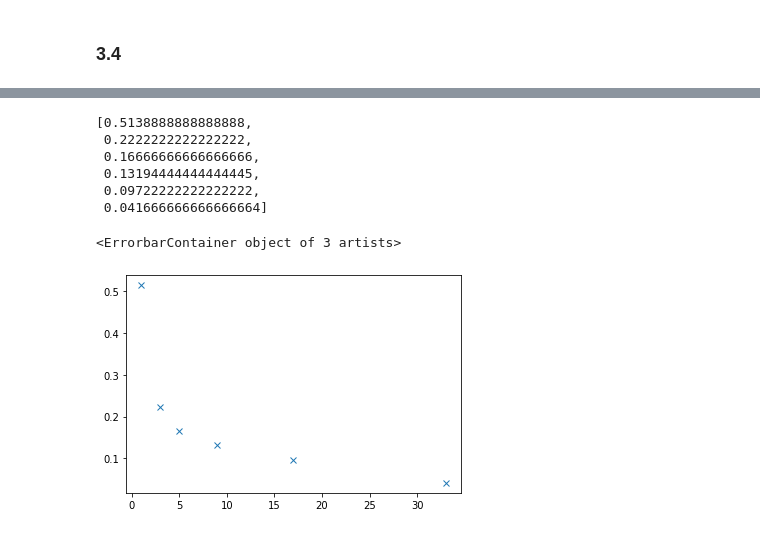
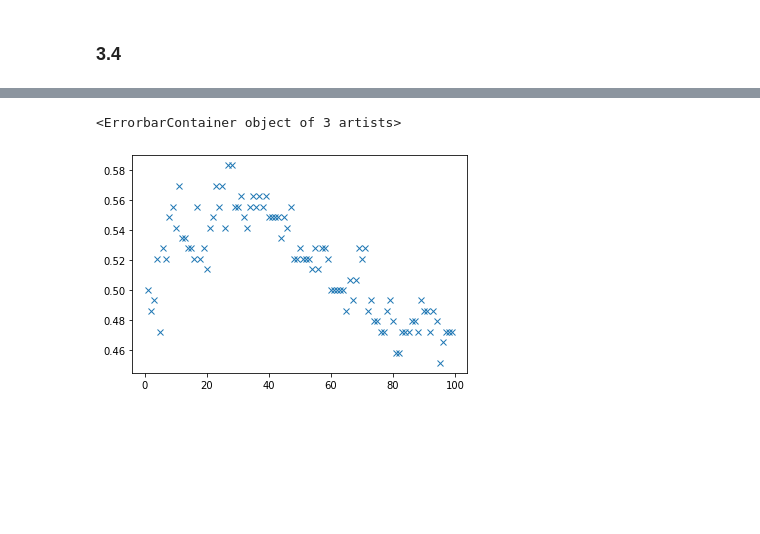
Before and after one commit to timochew98/FML, a Jupyter notebook: nearest-neighbor.ipynb, the cells around one changed output, grey strips where cells are left out. Saved outputs shown, nothing was run; the diff lists cells and outputs as text; code cells hidden in the pictures; blank space fills up the shorter version.

```diff
--- a/nearest-neighbor.ipynb
+++ b/nearest-neighbor.ipynb
@@ -159,22 +191,13 @@ def nn_classifier(training,test,number_of_test,number_of_neighbors, y):
 # %%
 errors = []
-k_array = np.array([1,3,5,9,17,33])
+k_array = np.arange(1,100,1)
 for k in k_array:
+    label = nn_classifier(X_train2, X_test2,k, y_train2)
     n_errors = 0
     for i in range(len(X_test2)):
-        if nn_classifier(X_train2, X_test2, i,k, y_train2) != y_test2[i]: n_errors += 1
+        if label[i] != y_test2[i]: n_errors += 1
     errors.append(n_errors/len(X_test2))
+plt.errorbar(k_array, errors, fmt='x')
+# %% [output]
+<ErrorbarContainer object of 3 artists>
+[figure, added]
-# %%
-errors
-# %% [output]
-[0.5138888888888888,
- 0.2222222222222222,
- 0.16666666666666666,
- 0.13194444444444445,
- 0.09722222222222222,
- 0.041666666666666664]
-# %%
-plt.errorbar(k_array, errors, fmt='x')
-# %% [output]
-<ErrorbarContainer object of 3 artists>
-[figure, removed]
```
Also changed, not shown: parts of 7 cells of this notebook.
